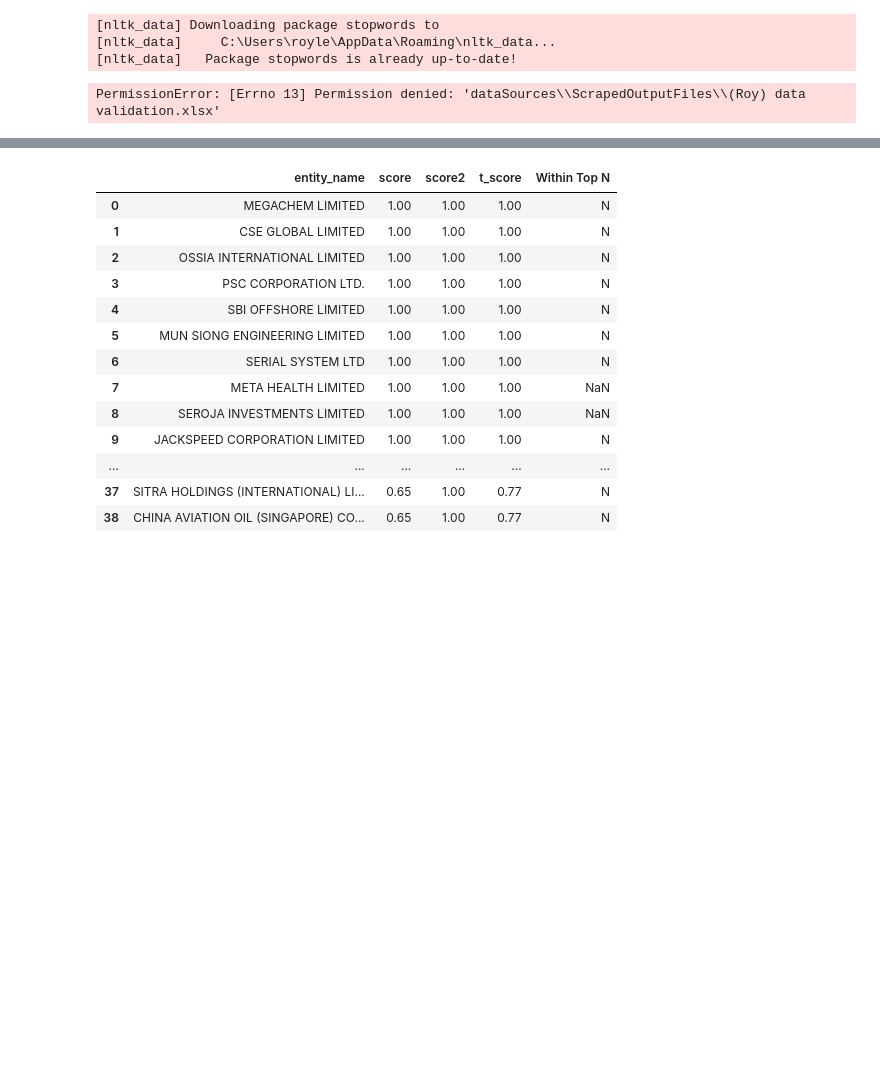
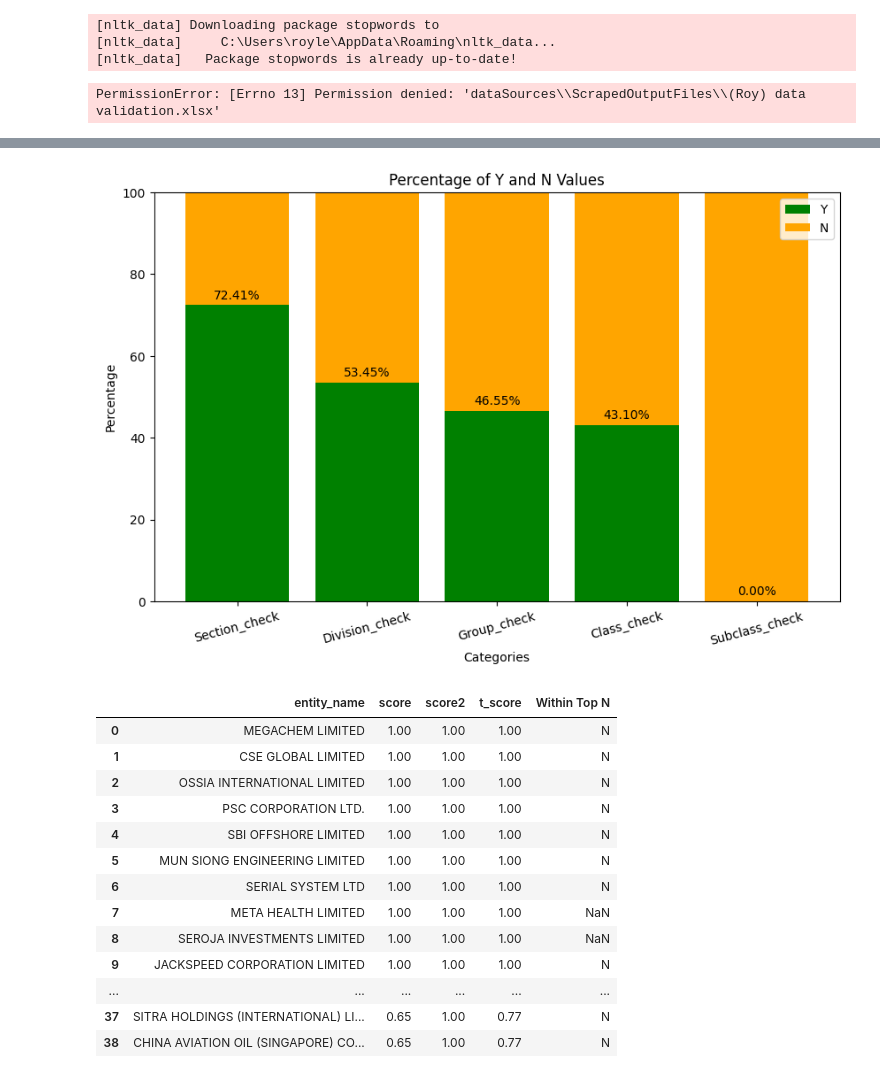
Before and after one commit to yorwel/ssicsync, a Jupyter notebook: 2. Model Load & Test.ipynb, the cells around one changed output, grey strips where cells are left out. Drawn from its saved outputs; the diff is of its cells as text; code cells hidden in the pictures; blank space fills up the shorter version.

```diff
--- a/2. Model Load & Test.ipynb
+++ b/2. Model Load & Test.ipynb
@@ -565,6 +576,67 @@ You should probably TRAIN this model on a down-stream task to be able to use it
 | 2 | 2 | ABUNDANTE LIMITED 2023 (197902587... | 48 | 197902587H | principal activities of the Compa... | principal activities of the Compa... | ... |
 | 4 | 4 | ACESIAN PARTNERS LIMITED 2022 (19... | 54 | 199505699D | principal activities of the Group... | principal activities of the Group... | ... |
 | 7 | 7 | ALLIANCE HEALTHCARE GROUP LIMITED... | 82 | 200608233K | principal activities of the compa... | principal activities of the compa... | ... |
+# %%
+import pandas as pd
+import matplotlib.pyplot as plt
+
+columns_to_include = [
+    'Section_check',
+    'Division_check',
+    'Group_check',
+    'Class_check',
+    'Subclass_check'
+]
+
+# Filter the DataFrame to include only the specified columns
+filtered_df = vdf[columns_to_include]
+
+# Calculate percentage of 'Y' and 'N' in each column
+percentages = {}
+for column in filtered_df.columns:
+    counts = filtered_df[column].value_counts(normalize=True) * 100
+    percentages[column] = counts.reindex(['Y', 'N']).fillna(0)
+
+# Create a DataFrame from percentages
+percentages_df = pd.DataFrame(percentages).round(2)
+
+# percentages_df
+
+import matplotlib.pyplot as plt
+
+# Transpose the DataFrame for vertical plotting
+percentages_df_transposed = percentages_df.transpose()
+
+# Plotting
+fig, ax = plt.subplots(figsize=(10, 6))
+
+# Plotting the bars vertically
+bars1 = ax.bar(percentages_df_transposed.index, percentages_df_transposed['Y'], color='green', label='Y')
+bars2 = ax.bar(percentages_df_transposed.index, percentages_df_transposed['N'], bottom=percentages_df_transposed['Y'], color='orange', label='N')
+
+# Adding data labels
+for bar in bars1:
+    height = bar.get_height()
+    ax.annotate(f'{height:.2f}%',
+                xy=(bar.get_x() + bar.get_width() / 2, height),
+                xytext=(0, 3),  # 3 points vertical offset
+                textcoords="offset points",
+                ha='center', va='bottom')
+
+# Customizing the plot
+ax.set_title('Percentage of Y and N Values')
+ax.set_xlabel('Categories')
+ax.set_ylabel('Percentage')
+ax.set_ylim(0, 100)
+ax.legend()
+
+# Rotate x-axis labels for better visibility if needed
+plt.xticks(rotation=15)
+
+# Show plot
+plt.show()
+# %% [output]
+[figure, added]
 # %%
 # For WY info
 
```
Also changed, not shown: parts of 1 cell of this notebook.
